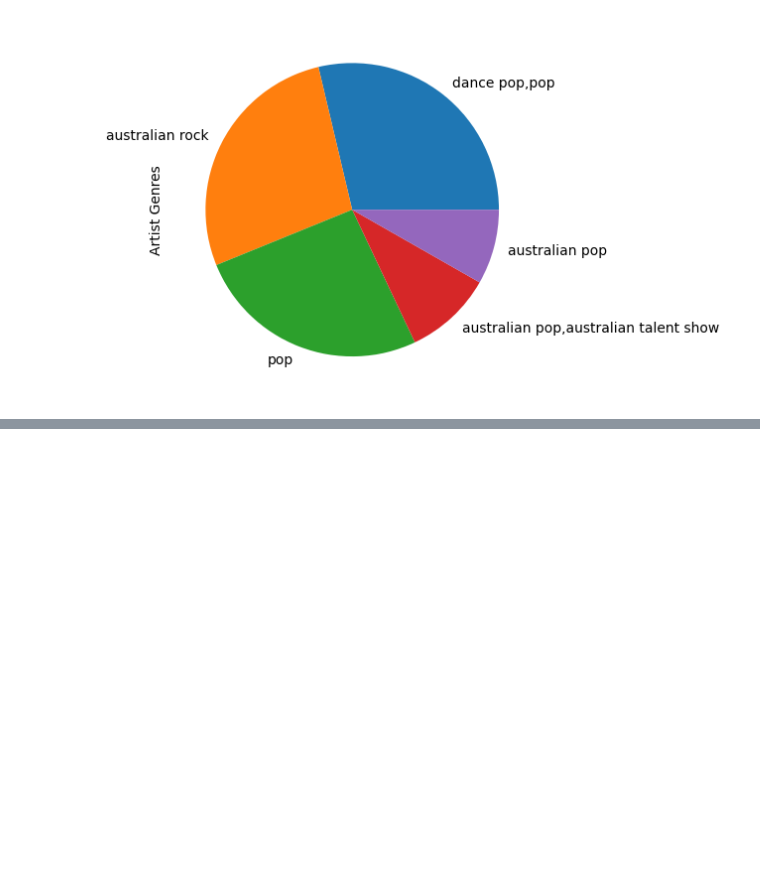
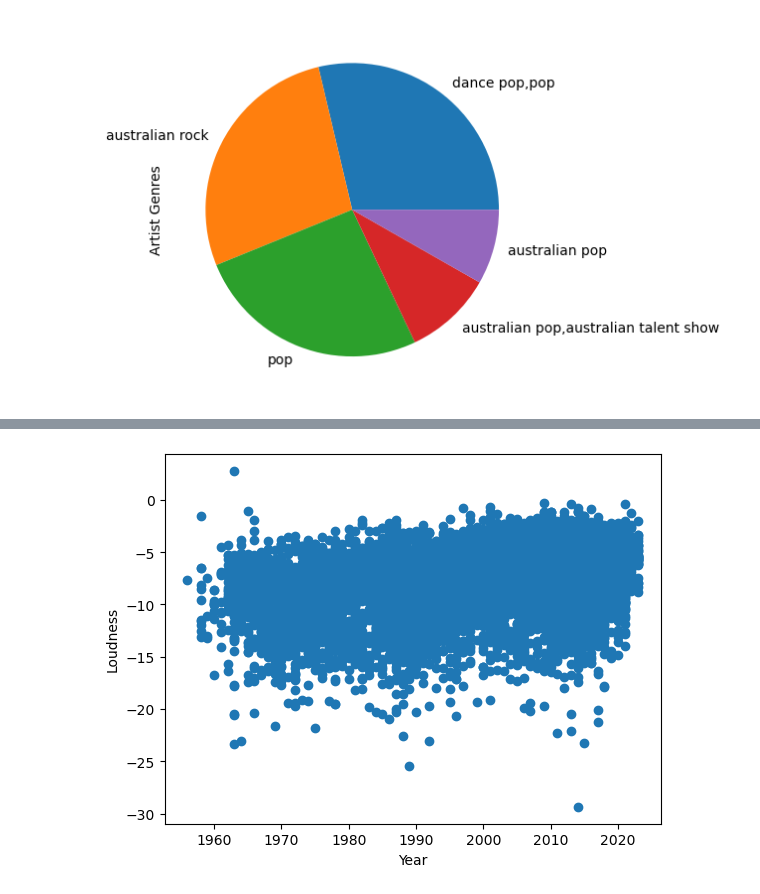
Before and after one commit to jcason5/TP1_SM_JC, a Jupyter notebook: TP1_SM_JC.ipynb, the cells around one changed output, grey strips where cells are left out. Cells and saved outputs as stored; diff of their text form; code cells hidden in the pictures; blank space fills up the shorter version.

```diff
--- a/TP1_SM_JC.ipynb
+++ b/TP1_SM_JC.ipynb
@@ -65,0 +142,7 @@ data['Artist Genres'].value_counts().head().plot(kind='pie')
+# %%
+plt.scatter(data['Year'], data['Loudness'])
+plt.xlabel("Year")
+plt.ylabel("Loudness")
+plt.show()
+# %% [output]
+[figure, added]
```
Also changed, not shown: parts of 8 cells of this notebook.
